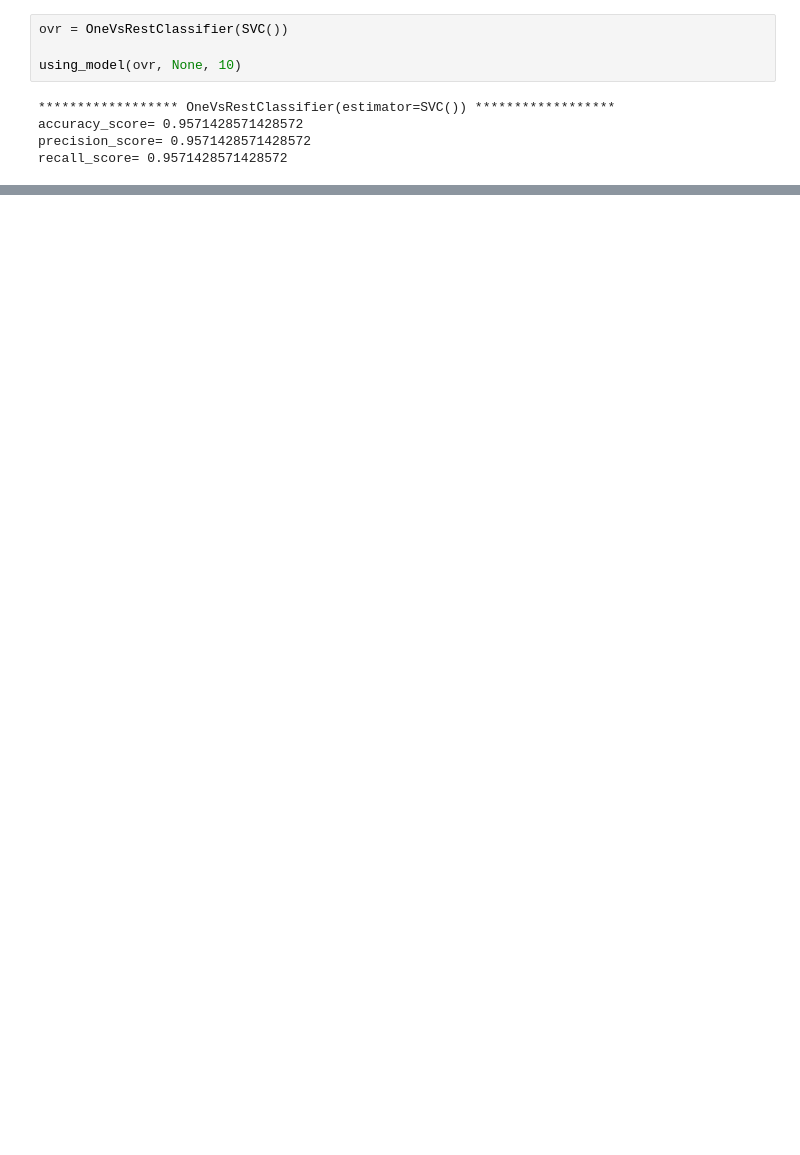
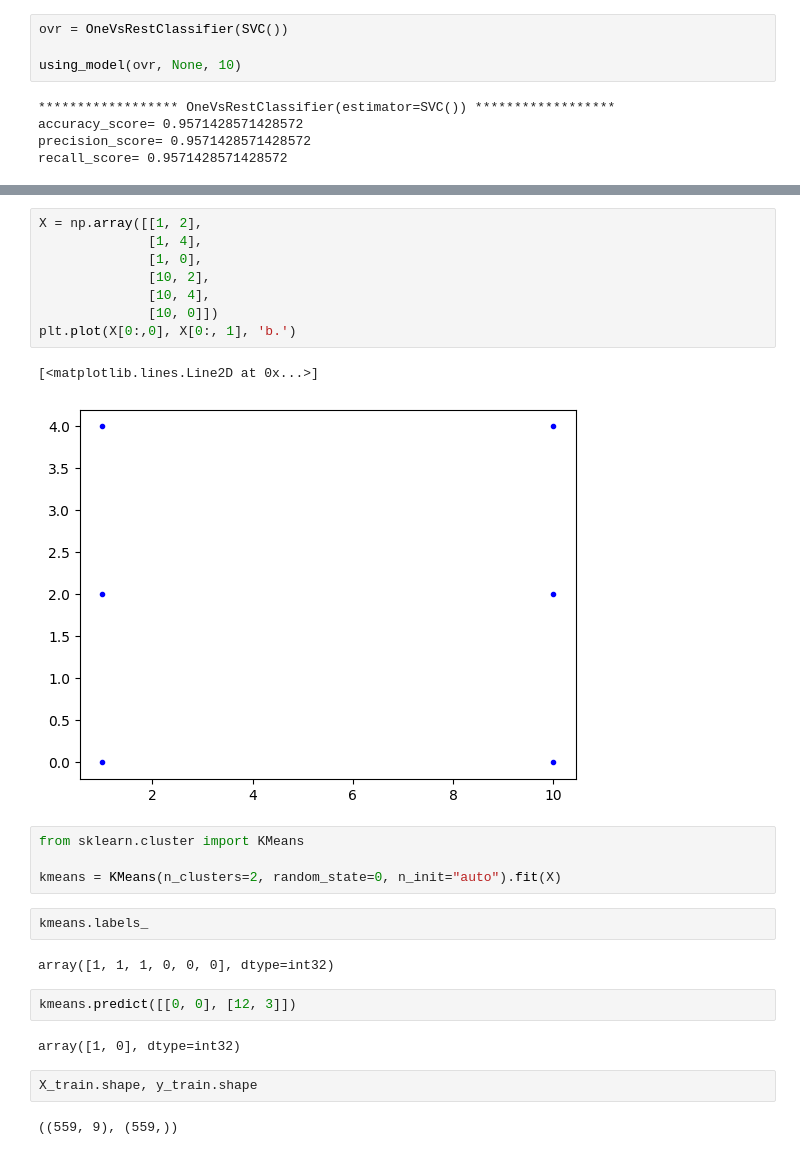
Before and after one commit to roypiyush/python_project, a Jupyter notebook: ml/cancer/cancer_detect.ipynb, the cells around one changed output, grey strips where cells are left out. Drawn from its saved outputs; the diff is of its cells as text; blank space fills up the shorter version.

```diff
--- a/ml/cancer/cancer_detect.ipynb
+++ b/ml/cancer/cancer_detect.ipynb
@@ -253,0 +344,27 @@ recall_score= 0.9571428571428572
+# %%
+X = np.array([[1, 2],
+              [1, 4],
+              [1, 0],
+              [10, 2],
+              [10, 4],
+              [10, 0]])
+plt.plot(X[0:,0], X[0:, 1], 'b.')
+# %% [output]
+[<matplotlib.lines.Line2D at 0x...>]
+[figure, added]
+# %%
+from sklearn.cluster import KMeans
+
+kmeans = KMeans(n_clusters=2, random_state=0, n_init="auto").fit(X)
+# %%
+kmeans.labels_
+# %% [output]
+array([1, 1, 1, 0, 0, 0], dtype=int32)
+# %%
+kmeans.predict([[0, 0], [12, 3]])
+# %% [output]
+array([1, 0], dtype=int32)
+# %%
+X_train.shape, y_train.shape
+# %% [output]
+((559, 9), (559,))
```
Also changed, not shown: parts of 20 cells of this notebook, 6 other files.
